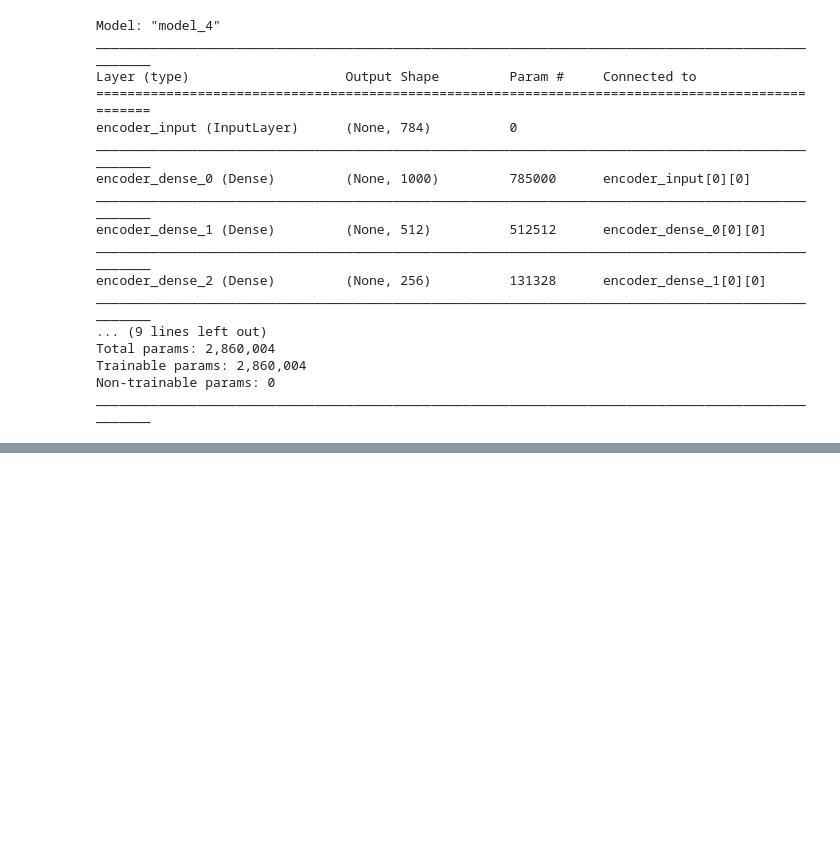
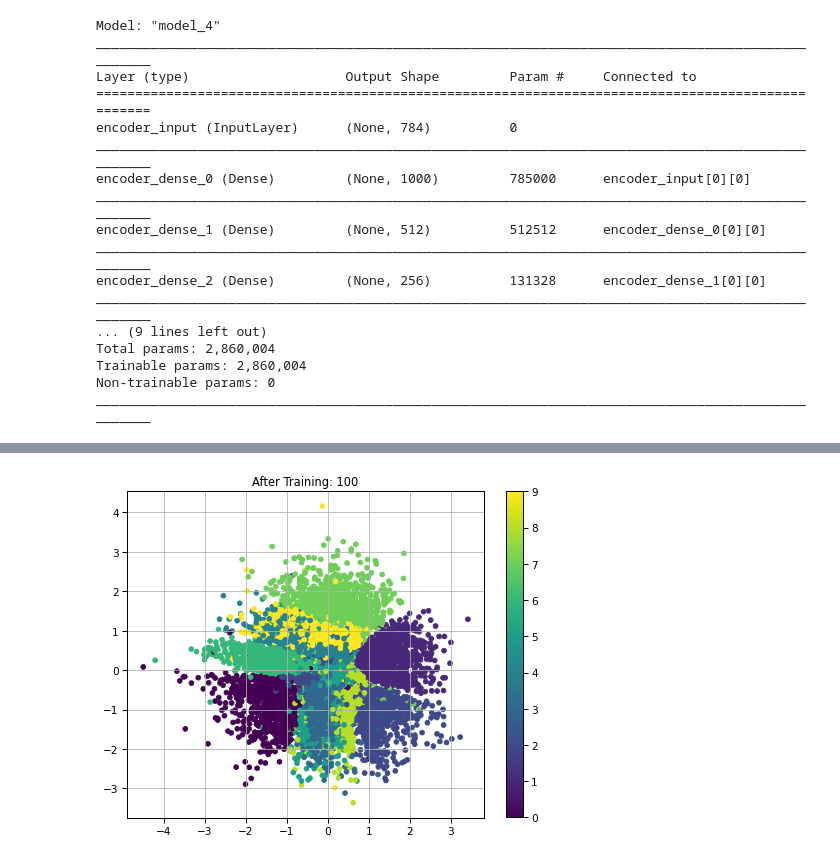
Before and after one commit to nahumsa/VAE-RBM-Pretraining, a Jupyter notebook: Pretraining MNIST.ipynb, the cells around one changed output, grey strips where cells are left out. Saved outputs shown, nothing was run; the diff lists cells and outputs as text; code cells hidden in the pictures; blank space fills up the shorter version.

```diff
--- a/Pretraining MNIST.ipynb
+++ b/Pretraining MNIST.ipynb
@@ -172,0 +234,9 @@ plt.grid()
+# %%
+z_mu = bvae.encoder.predict(x_test.T)
+plt.figure(figsize=(8, 6))
+plt.scatter(z_mu[:, 0], z_mu[:, 1], c=y_test)
+plt.colorbar()
+plt.title(f'After Training: {EPOCHS}')
+plt.grid()
+# %% [output]
+[figure, added]
```
Also changed, not shown: parts of 16 cells of this notebook.
